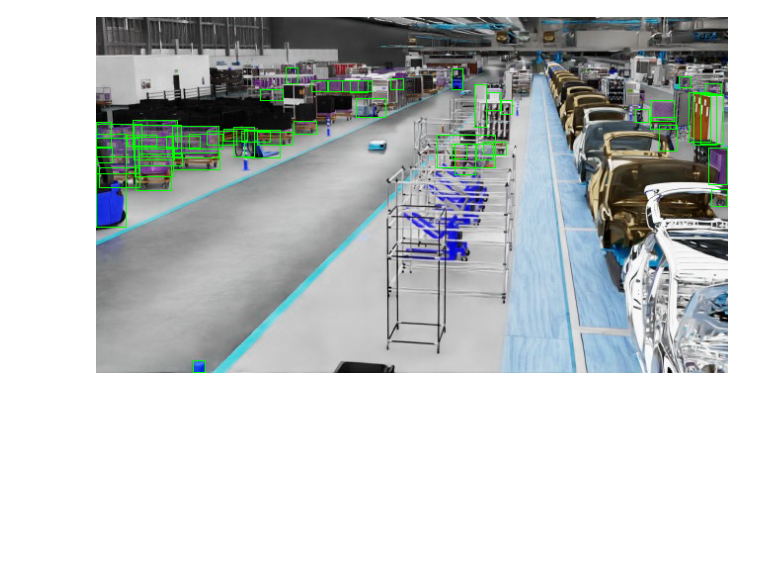
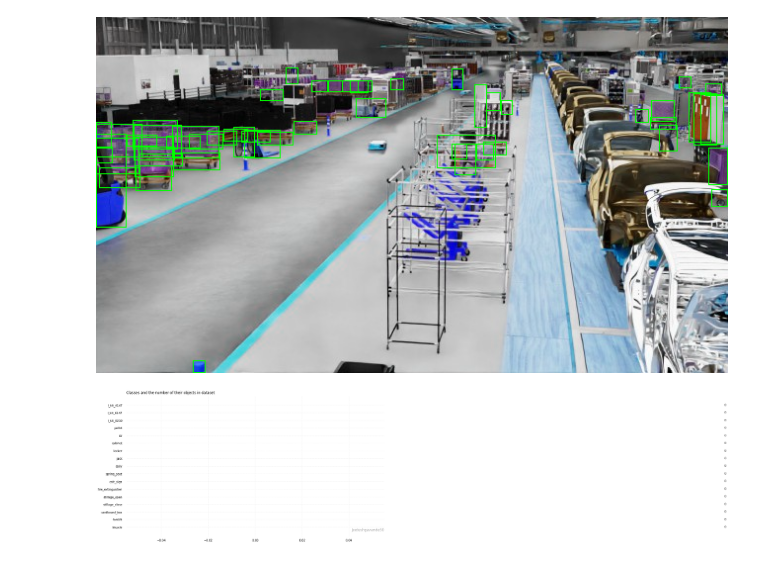
Before and after one commit to PhiDCH/sordi-2022, a Jupyter notebook: test.ipynb, the cells around one changed output. Saved outputs shown, nothing was run; the diff lists cells and outputs as text; code cells hidden in the pictures; blank space fills up the shorter version.

Commit message:
add data explore

```diff
--- a/test.ipynb
+++ b/test.ipynb
@@ -19,3 +21,0 @@ label_folder: ${data_folder}/labels/json
-# %%
-with open(os.path.join(cfg.data_folder, 'objectclasses.json'), 'r') as f:
-    meta_data = json.load(f)
@@ -55,3 +45,63 @@ viz_image(cfg.data_folder, 100)
 # %% [output]
 (360, 640, 3)
 [figure]
+# %%
+stat = {}
+with open(f'{cfg.eval_folder[0]}/objectclasses.json', 'r') as f:
+    meta_data = json.load(f)
+    for meta in meta_data:
+        stat[meta['Name']] = 0
+stat
+
+from matplotlib import pyplot as plt
+def plot_bar(stat):
+    name = list(stat.keys())
+    price = list(stat.values())
+    # Figure Size
+    fig, ax = plt.subplots(figsize =(16, 9))
+
+    # Horizontal Bar Plot
+    ax.barh(name, price)
+
+    # Remove axes splines
+    for s in ['top', 'bottom', 'left', 'right']:
+        ax.spines[s].set_visible(False)
+
+    # Remove x, y Ticks
+    ax.xaxis.set_ticks_position('none')
+    ax.yaxis.set_ticks_position('none')
+
+    # Add padding between axes and labels
+    ax.xaxis.set_tick_params(pad = 5)
+    ax.yaxis.set_tick_params(pad = 10)
+
+    # Add x, y gridlines
+    ax.grid(b = True, color ='grey',
+            linestyle ='-.', linewidth = 0.5,
+            alpha = 0.2)
+
+    # Show top values
+    ax.invert_yaxis()
+
+    # Add annotation to bars
+    for i in ax.patches:
+        plt.text(i.get_width()+0.2, i.get_y()+0.5,
+                str(round((i.get_width()), 2)),
+                fontsize = 10, fontweight ='bold',
+                color ='grey')
+
+    # Add Plot Title
+    ax.set_title('Classes and the number of their objects in dataset',
+                loc ='left', )
+
+    # Add Text watermark
+    fig.text(0.9, 0.15, 'phidch', fontsize = 12,
+            color ='grey', ha ='right', va ='bottom',
+            alpha = 0.7)
+
+    # Show Plot
+    plt.show()
+
+plot_bar(stat)
+# %% [output]
+[figure, added]
```
Also changed, not shown: parts of 7 cells of this notebook, 2 other files.
